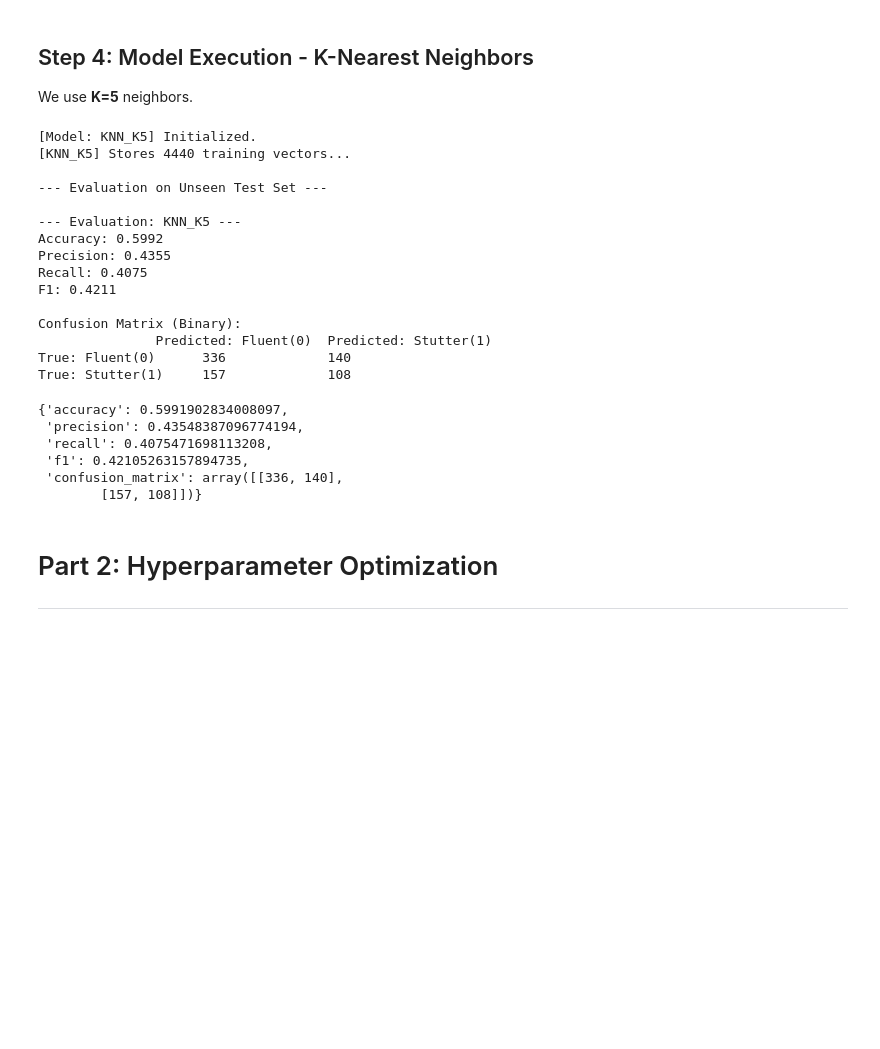
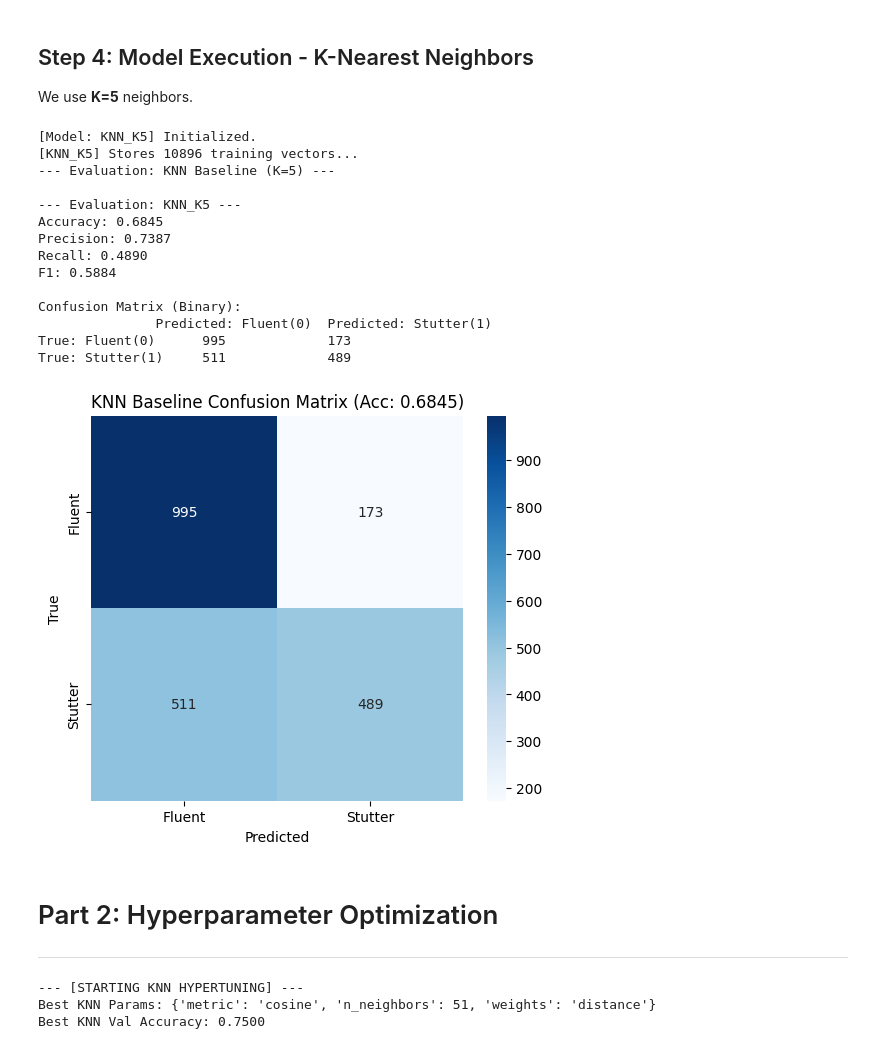
Before and after one commit to Photon-139/Stuttering-Detection-Term-Project, a Jupyter notebook: KNN_Distance_Analysis.ipynb, the cells around one changed output. Drawn from its saved outputs; the diff is of its cells as text; code cells hidden in the pictures; blank space fills up the shorter version.

```diff
--- a/KNN_Distance_Analysis.ipynb
+++ b/KNN_Distance_Analysis.ipynb
@@ -85,31 +91,34 @@ We use **K=5** neighbors.
 # %%
 knn_model = KNNModel("KNN_K5", n_neighbors=5)
 knn_model.train(X_train_final, y_train_bal)
 
-print("\n--- Evaluation on Unseen Test Set ---")
-knn_model.evaluate(X_test_final, y_test)
+print("--- Evaluation: KNN Baseline (K=5) ---")
+res = knn_model.evaluate(X_test_final, y_test)
+
+# Visualizing optimized matrix
+plt.figure(figsize=(6, 5))
+sns.heatmap(res['confusion_matrix'], annot=True, fmt='d', cmap='Blues',
+            xticklabels=['Fluent', 'Stutter'], yticklabels=['Fluent', 'Stutter'])
+plt.title(f"KNN Baseline Confusion Matrix (Acc: {res['accuracy']:.4f})")
+plt.xlabel("Predicted")
+plt.ylabel("True")
+plt.show()
 # %% [output]
 [Model: KNN_K5] Initialized.
-[KNN_K5] Stores 4440 training vectors...
-
---- Evaluation on Unseen Test Set ---
+[KNN_K5] Stores 10896 training vectors...
+--- Evaluation: KNN Baseline (K=5) ---
 
 --- Evaluation: KNN_K5 ---
-Accuracy: 0.5992
-Precision: 0.4355
-Recall: 0.4075
-F1: 0.4211
+Accuracy: 0.6845
+Precision: 0.7387
+Recall: 0.4890
+F1: 0.5884
 
 Confusion Matrix (Binary):
                Predicted: Fluent(0)  Predicted: Stutter(1)
-True: Fluent(0)      336             140
-True: Stutter(1)     157             108
+True: Fluent(0)      995             173
+True: Stutter(1)     511             489
-{'accuracy': 0.5991902834008097,
- 'precision': 0.43548387096774194,
- 'recall': 0.4075471698113208,
- 'f1': 0.42105263157894735,
- 'confusion_matrix': array([[336, 140],
-        [157, 108]])}
+[figure, added]
 # %% [markdown]
 # Part 2: Hyperparameter Optimization
 ---
@@ -118,19 +127,20 @@ from sklearn.model_selection import GridSearchCV, PredefinedSplit
 from sklearn.neighbors import KNeighborsClassifier
 
 # Prepare Cross-Validation Split (Combining Train + Val)
-X_train_val = np.vstack((X_train_final, manager.preprocess(X_val, method="standard", fit=False)))
+X_val_final = manager.preprocess(X_val, method="standard", fit=False)
+X_train_val = np.vstack((X_train_final, X_val_final))
 y_train_val = np.hstack((y_train_bal, y_val))
 
-# CV Setup
-split_indices = np.hstack((
-    -1 * np.ones(len(X_train_final)),
-    np.zeros(len(X_val))
+# CV Setup (Standardizing the split)
+test_fold = np.hstack((
+    np.full(len(X_train_final), -1),
+    np.full(len(X_val), 0)
 ))
-ps = PredefinedSplit(test_fold=split_indices)
+ps = PredefinedSplit(test_fold=test_fold)
 
-print("--- Tuning KNN (Number of Neighbors) ---")
+print("--- [STARTING KNN HYPERTUNING] ---")
 knn_params = {
-    'n_neighbors': [1, 3, 5, 7, 11, 15, 21, 31],
+    'n_neighbors': [1, 3, 5, 7, 11, 15, 21, 31, 41, 51], # Expanded range
     'weights': ['uniform', 'distance'],
     'metric': ['euclidean', 'manhattan', 'cosine']
 }
@@ -138,5 +148,12 @@ knn_params = {
 knn_grid = GridSearchCV(KNeighborsClassifier(), knn_params, cv=ps, scoring='accuracy', n_jobs=-1)
 knn_grid.fit(X_train_val, y_train_val)
 
+# NEW: Export all trial results for the final report
+pd.DataFrame(knn_grid.cv_results_).to_csv("reports/knn_hypertuning_benchmarks.csv", index=False)
+
 print(f"Best KNN Params: {knn_grid.best_params_}")
 print(f"Best KNN Val Accuracy: {knn_grid.best_score_:.4f}")
+# %% [output]
+--- [STARTING KNN HYPERTUNING] ---
+Best KNN Params: {'metric': 'cosine', 'n_neighbors': 51, 'weights': 'distance'}
+Best KNN Val Accuracy: 0.7500
```
Also changed, not shown: parts of 7 cells of this notebook, 14 other files.
